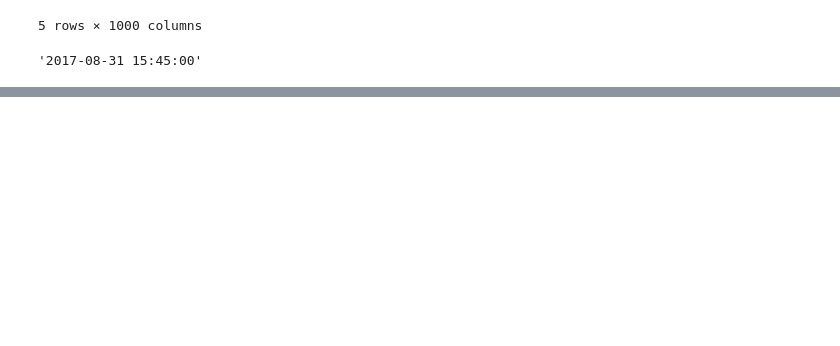
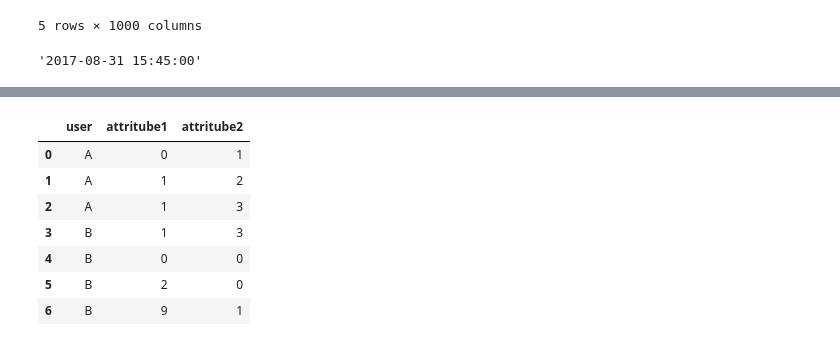
Before and after one commit to kanru-wang/stock_toy_model_for_phg, a Jupyter notebook: dev_notebook.ipynb, the cells around one changed output, grey strips where cells are left out. Saved outputs shown, nothing was run; the diff lists cells and outputs as text; code cells hidden in the pictures; blank space fills up the shorter version.

```diff
--- a/dev_notebook.ipynb
+++ b/dev_notebook.ipynb
@@ -181,0 +160,11 @@ close_returns_raw.index[90].dayofyear
+# %%
+df
+# %% [output]
+|  | user | attritube1 | attritube2 |
+| 0 | A | 0 | 1 |
+| 1 | A | 1 | 2 |
+| 2 | A | 1 | 3 |
+| 3 | B | 1 | 3 |
+| 4 | B | 0 | 0 |
+| 5 | B | 2 | 0 |
+| 6 | B | 9 | 1 |
```
Also changed, not shown: parts of 24 cells of this notebook.
